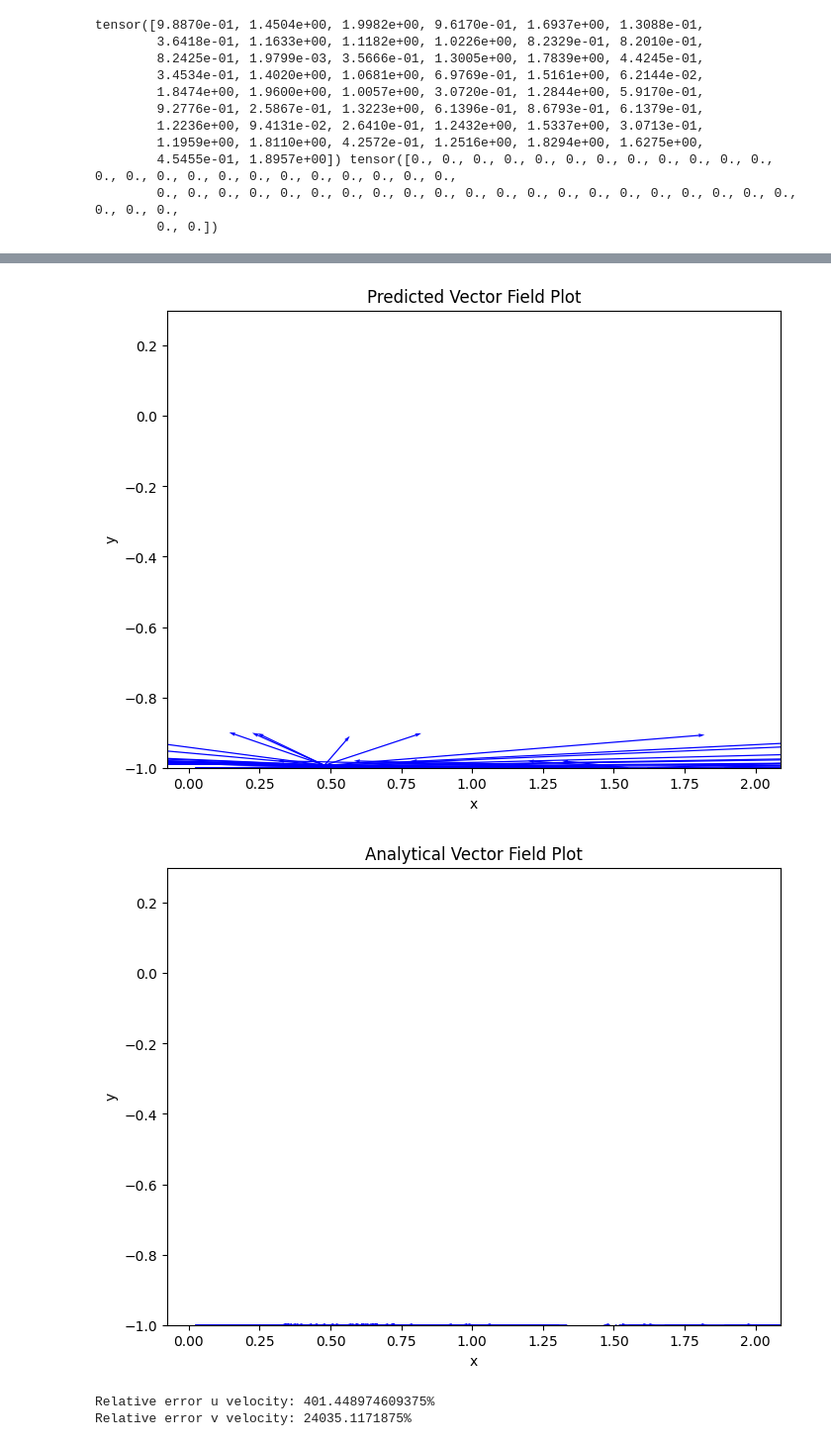
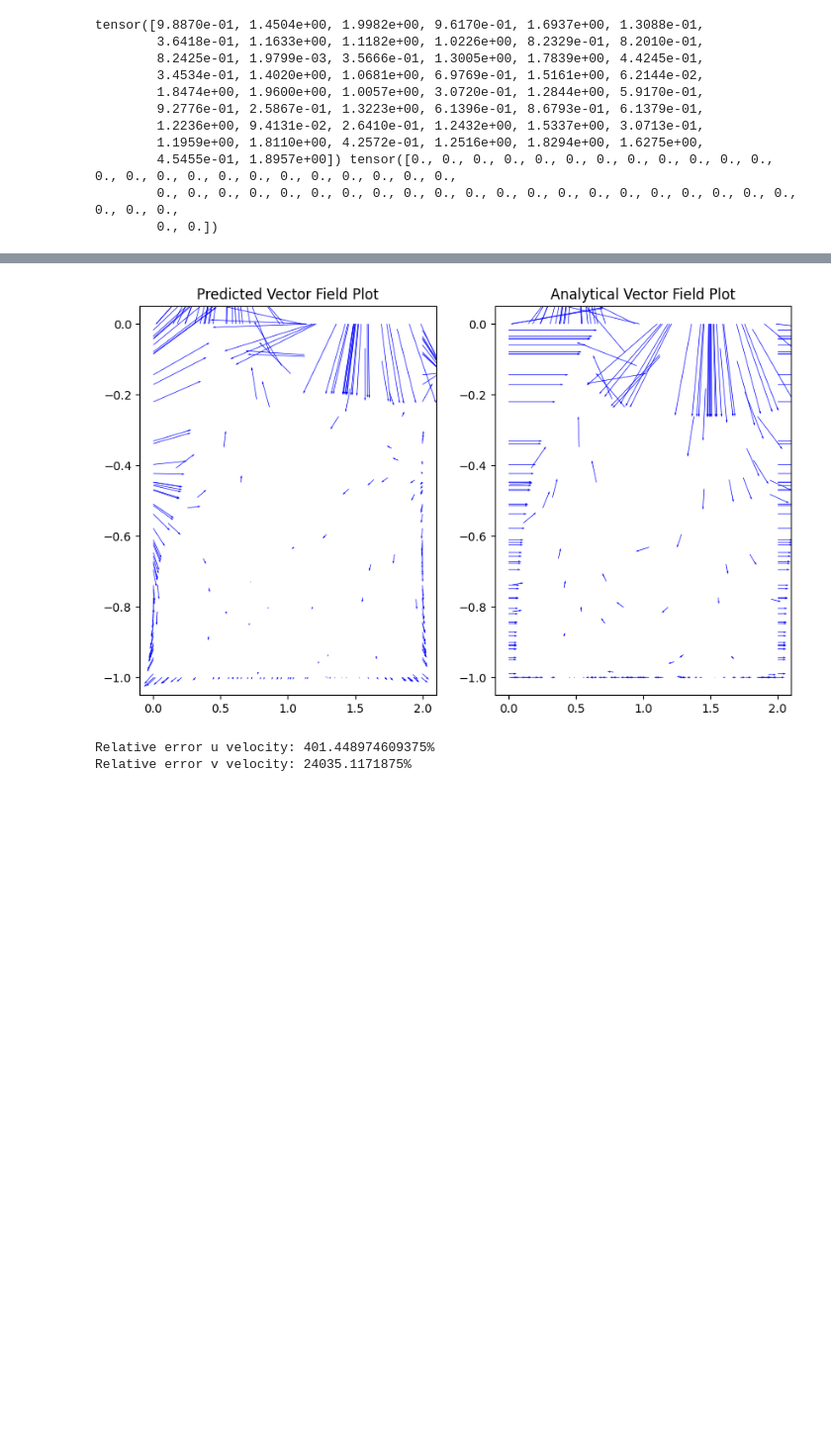
Before and after one commit to LuigiElo/DL-PINNs, a Jupyter notebook: PINN_LaPlace2D_Pytorch.ipynb, the cells around one changed output, grey strips where cells are left out. Shown at 99% size. Cells and saved outputs as stored; diff of their text form; code cells hidden in the pictures; blank space fills up the shorter version.

```diff
--- a/PINN_LaPlace2D_Pytorch.ipynb
+++ b/PINN_LaPlace2D_Pytorch.ipynb
@@ -627,10 +727,10 @@ test_input_data_vel_bottom = generate_data_bottom_velocity(test_data_size)
 
 #WARNING: the values added here must be the same as in standardized data
 #total_test_data.extend(test_input_data_function_approximation)
-#total_test_data.extend(test_input_data_boundary_conditions_0)
-#total_test_data.extend(test_input_data_boundary_conditions_1)
+total_test_data.extend(test_input_data_boundary_conditions_0)
+total_test_data.extend(test_input_data_boundary_conditions_1)
 #total_test_data.extend(test_input_data_pde_loss)
-total_test_data.extend(test_input_data_vel_bottom)
+#total_test_data.extend(test_input_data_vel_bottom)
 
 #normalize data
 test_input_data_function_approximation, test_input_data_boundary_conditions_0, test_input_data_boundary_conditions_1, test_input_data_pde_loss, test_input_data_vel_bottom = normalize_data(test_input_data_function_approximation, test_input_data_boundary_conditions_0, test_input_data_boundary_conditions_1, test_input_data_pde_loss, test_input_data_vel_bottom,test_data_size)
@@ -639,10 +739,10 @@ test_input_data_function_approximation, test_input_data_boundary_conditions_0, t
 #add standardized data
 #WARINING: the values added here must be the same as above
 #total_test_data_scaled.extend(test_input_data_function_approximation)
-#total_test_data_scaled.extend(test_input_data_boundary_conditions_0)
-#total_test_data_scaled.extend(test_input_data_boundary_conditions_1)
+total_test_data_scaled.extend(test_input_data_boundary_conditions_0)
+total_test_data_scaled.extend(test_input_data_boundary_conditions_1)
 #total_test_data_scaled.extend(test_input_data_pde_loss)
-total_test_data_scaled.extend(test_input_data_vel_bottom)
+#total_test_data_scaled.extend(test_input_data_vel_bottom)
 
 total_test_data = torch.Tensor(total_test_data)
 total_test_data_scaled = torch.Tensor(total_test_data_scaled)
@@ -750,47 +851,41 @@ def compute_output_grad(input):
 
     return grad_x1, grad_x2
 # %%
-def plotVelocity(total_test_data,total_test_data_scaled,prediction):
+def plotVelocity(total_test_data,total_test_data_scaled,prediction, ax):
 
   if prediction:
     u_values, v_values = compute_output_grad(total_test_data_scaled)
   else:
     u_values, v_values = velocity_func(total_test_data.detach().numpy())
 
   # Plotting
   x_values = total_test_data[:, 0].detach().numpy()
   y_values = total_test_data[:, 1].detach().numpy()
   if prediction:
     u_values = u_values.detach().numpy()
     v_values = v_values.detach().numpy()
 
 
 
   # Plotting the vector field
-  plt.figure(figsize=(8, 6))
-  plt.quiver(x_values, y_values, u_values, v_values, scale=.05, angles = 'xy',color='blue', width=0.002)
-  plt.xlabel('x')
-  plt.ylabel('y')
+  ax.quiver(x_values, y_values, u_values, v_values, scale=.5, angles = 'xy',color='blue', width=0.002)
   if prediction:
-    plt.title('Predicted Vector Field Plot')
+    ax.set_title('Predicted Vector Field Plot')
   else:
-    plt.title('Analytical Vector Field Plot')
-  plt.ylim(-1,.3)
-  plt.show()
+    ax.set_title('Analytical Vector Field Plot')
+
 
   return torch.from_numpy(u_values).view(-1,1), torch.from_numpy(v_values).view(-1,1)
 
-
-u_predicted,v_predicted=plotVelocity(total_test_data,total_test_data_scaled,True)
-
-u_analytical,v_analytical= plotVelocity(total_test_data,total_test_data_scaled,False)
+fig, axs = plt.subplots(1,2,figsize=(10,6 ))
+u_predicted,v_predicted=plotVelocity(total_test_data,total_test_data_scaled,True,ax = axs[0])
+u_analytical,v_analytical= plotVelocity(total_test_data,total_test_data_scaled,False,ax = axs[1])
 
 #print(u_analytical)
 #print(u_predicted)
 #print(total_test_data)
 # %% [output]
-[figure, old version]
+[figure, new version]
-[figure, removed]
 # %%
 criterion=torch.nn.L1Loss()
 
```
Also changed, not shown: parts of 12 cells of this notebook.
